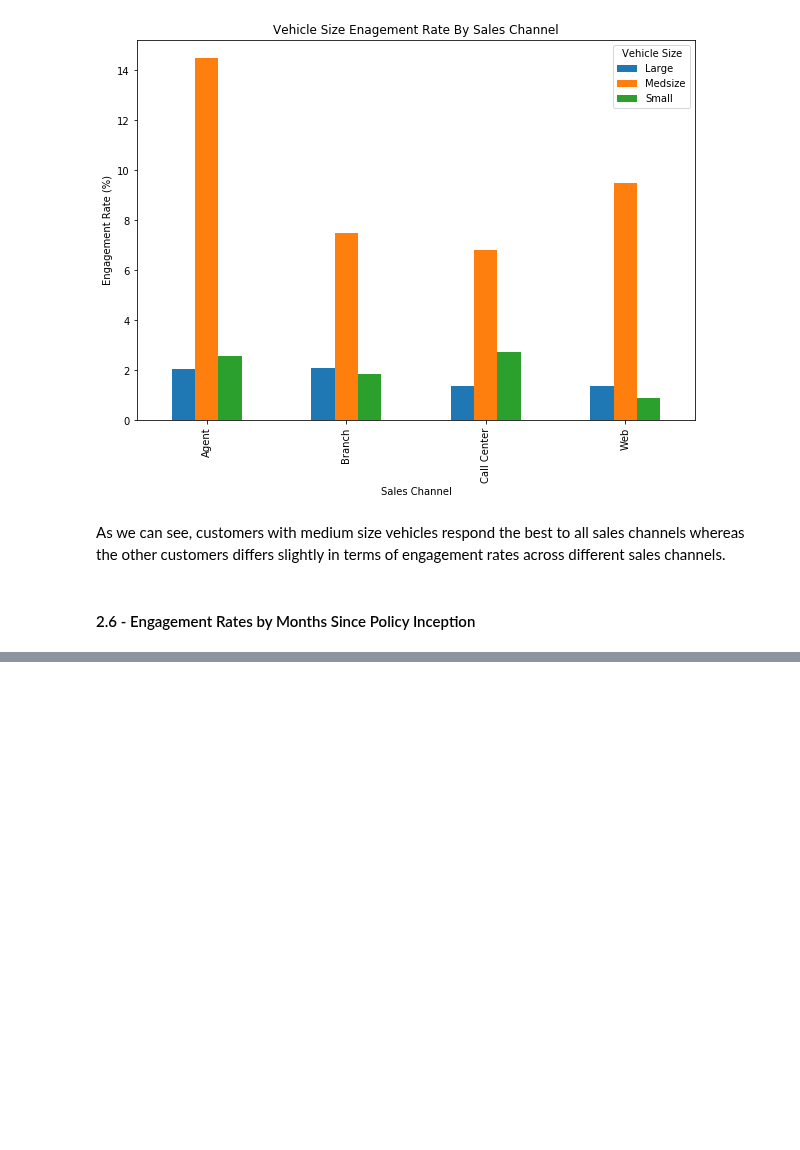
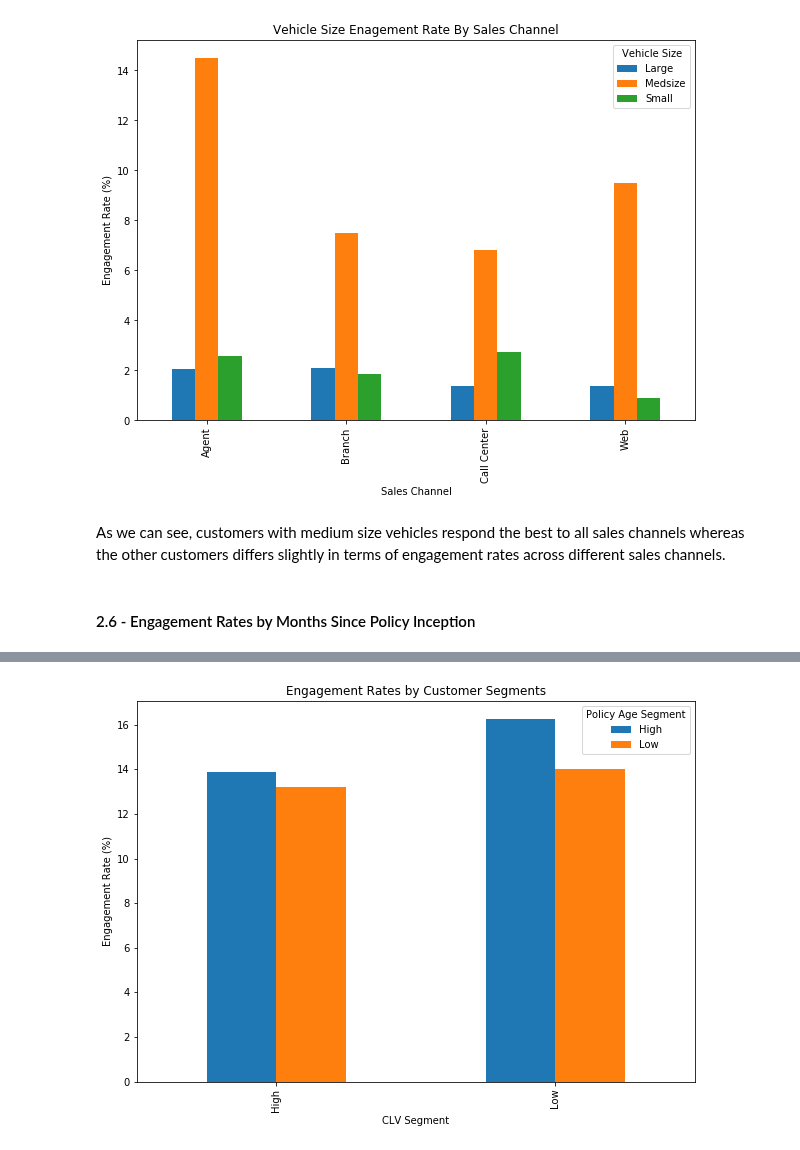
Before and after one commit to MohammadBakir/Customer-Analysis, a Jupyter notebook: CustomerAnalytics_Customer Behavior.ipynb, the cells around one changed output, grey strips where cells are left out. Drawn from its saved outputs; the diff is of its cells as text; code cells hidden in the pictures; blank space fills up the shorter version.

```diff
--- a/CustomerAnalytics_Customer Behavior.ipynb
+++ b/CustomerAnalytics_Customer Behavior.ipynb
@@ -304,0 +409,11 @@ Name: Response, Length: 100, dtype: float64
+# %%
+#Look at these differences in a chart
+ax = (engagement_rates_by_segment_df.unstack()*100.0).plot(
+kind='bar',
+figsize=(10, 7)
+)
+ax.set_ylabel('Engagement Rate (%)')
+ax.set_title('Engagement Rates by Customer Segments')
+plt.show()
+# %% [output]
+[figure, added]
```
Also changed, not shown: parts of 12 cells of this notebook.
